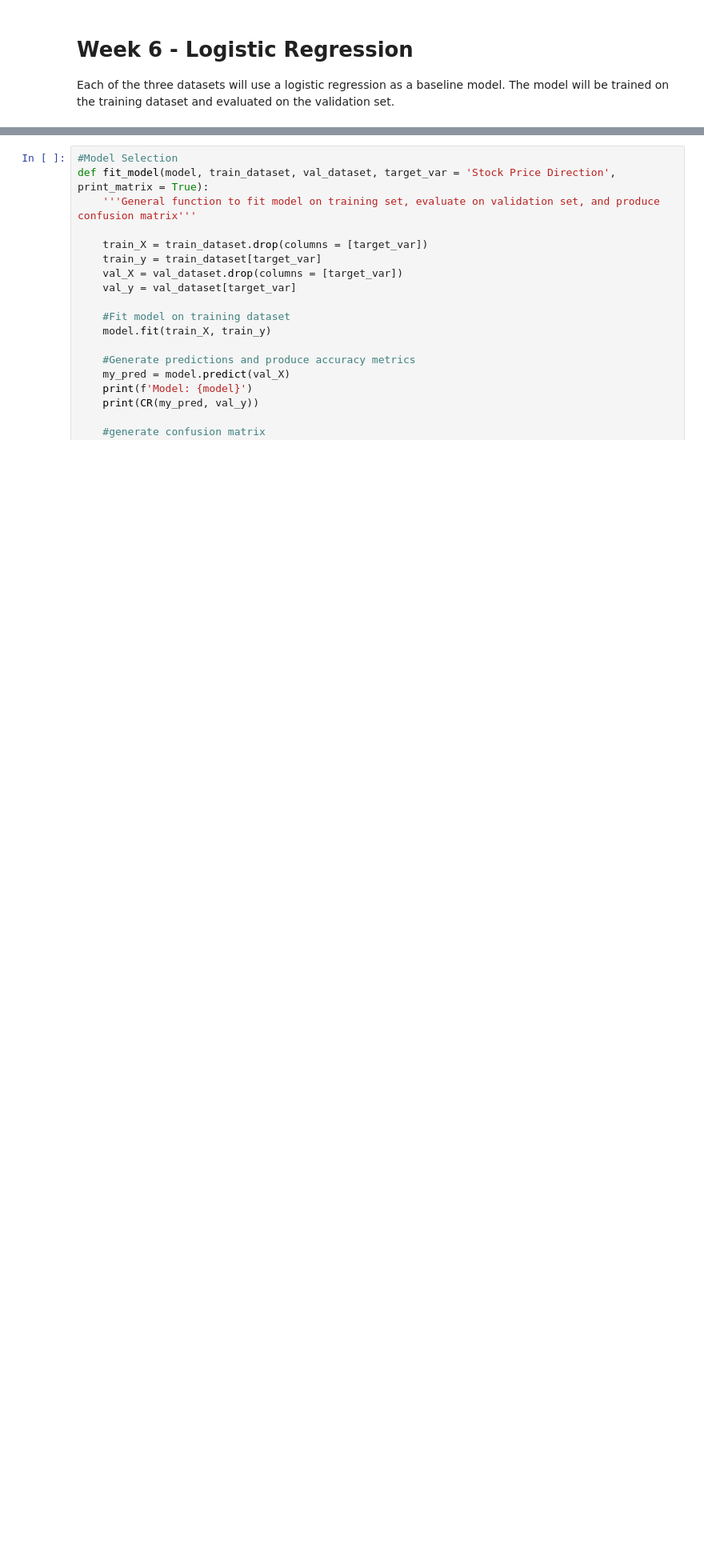
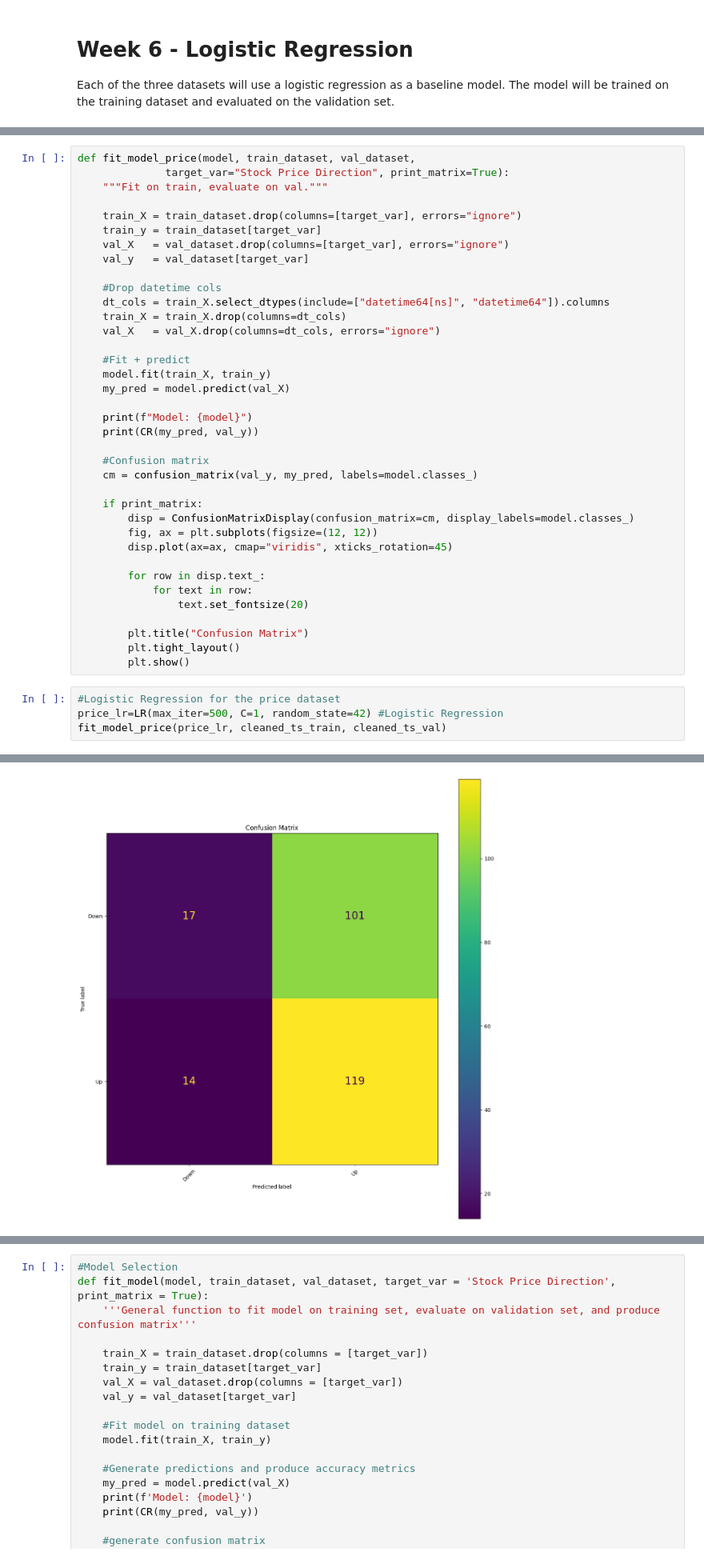
Before and after one commit to yvanlonginjr/market-sentiment-predictor, a Jupyter notebook: notebooks/Market_Sentiment_Predictor_Pipeline.ipynb, the cells around one changed output, grey strips where cells are left out. Shown at 80% size. Drawn from its saved outputs; the diff is of its cells as text; blank space fills up the shorter version.

Commit message:
Price dataset logistic regression

```diff
--- a/notebooks/Market_Sentiment_Predictor_Pipeline.ipynb
+++ b/notebooks/Market_Sentiment_Predictor_Pipeline.ipynb
@@ -1066,0 +1071,42 @@ Each of the three datasets will use a logistic regression as a baseline model. T
+# %%
+def fit_model_price(model, train_dataset, val_dataset,
+              target_var="Stock Price Direction", print_matrix=True):
+    """Fit on train, evaluate on val."""
+
+    train_X = train_dataset.drop(columns=[target_var], errors="ignore")
+    train_y = train_dataset[target_var]
+    val_X   = val_dataset.drop(columns=[target_var], errors="ignore")
+    val_y   = val_dataset[target_var]
+
+    #Drop datetime cols
+    dt_cols = train_X.select_dtypes(include=["datetime64[ns]", "datetime64"]).columns
+    train_X = train_X.drop(columns=dt_cols)
+    val_X   = val_X.drop(columns=dt_cols, errors="ignore")
+
+    #Fit + predict
+    model.fit(train_X, train_y)
+    my_pred = model.predict(val_X)
+
+    print(f"Model: {model}")
+    print(CR(my_pred, val_y))
+
+    #Confusion matrix
+    cm = confusion_matrix(val_y, my_pred, labels=model.classes_)
+
+    if print_matrix:
+        disp = ConfusionMatrixDisplay(confusion_matrix=cm, display_labels=model.classes_)
+        fig, ax = plt.subplots(figsize=(12, 12))
+        disp.plot(ax=ax, cmap="viridis", xticks_rotation=45)
+
+        for row in disp.text_:
+            for text in row:
+                text.set_fontsize(20)
+
+        plt.title("Confusion Matrix")
+        plt.tight_layout()
+        plt.show()
+# %%
+#Logistic Regression for the price dataset
+price_lr=LR(max_iter=500, C=1, random_state=42) #Logistic Regression
+fit_model_price(price_lr, cleaned_ts_train, cleaned_ts_val)
+# %% [output]
@@ -1066,0 +1122 @@ Each of the three datasets will use a logistic regression as a baseline model. T
+[figure, added]
```
Also changed, not shown: parts of 8 cells of this notebook.
